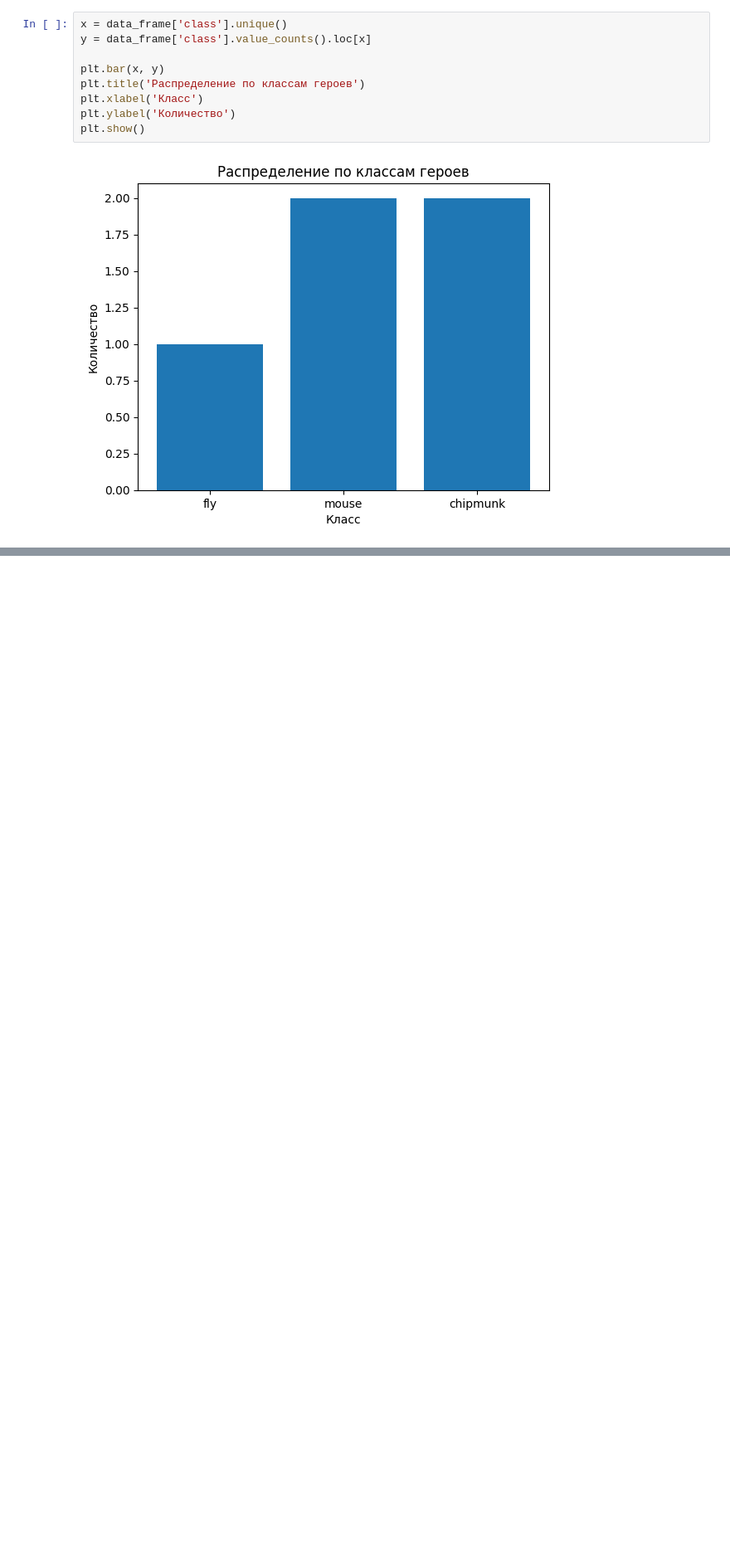
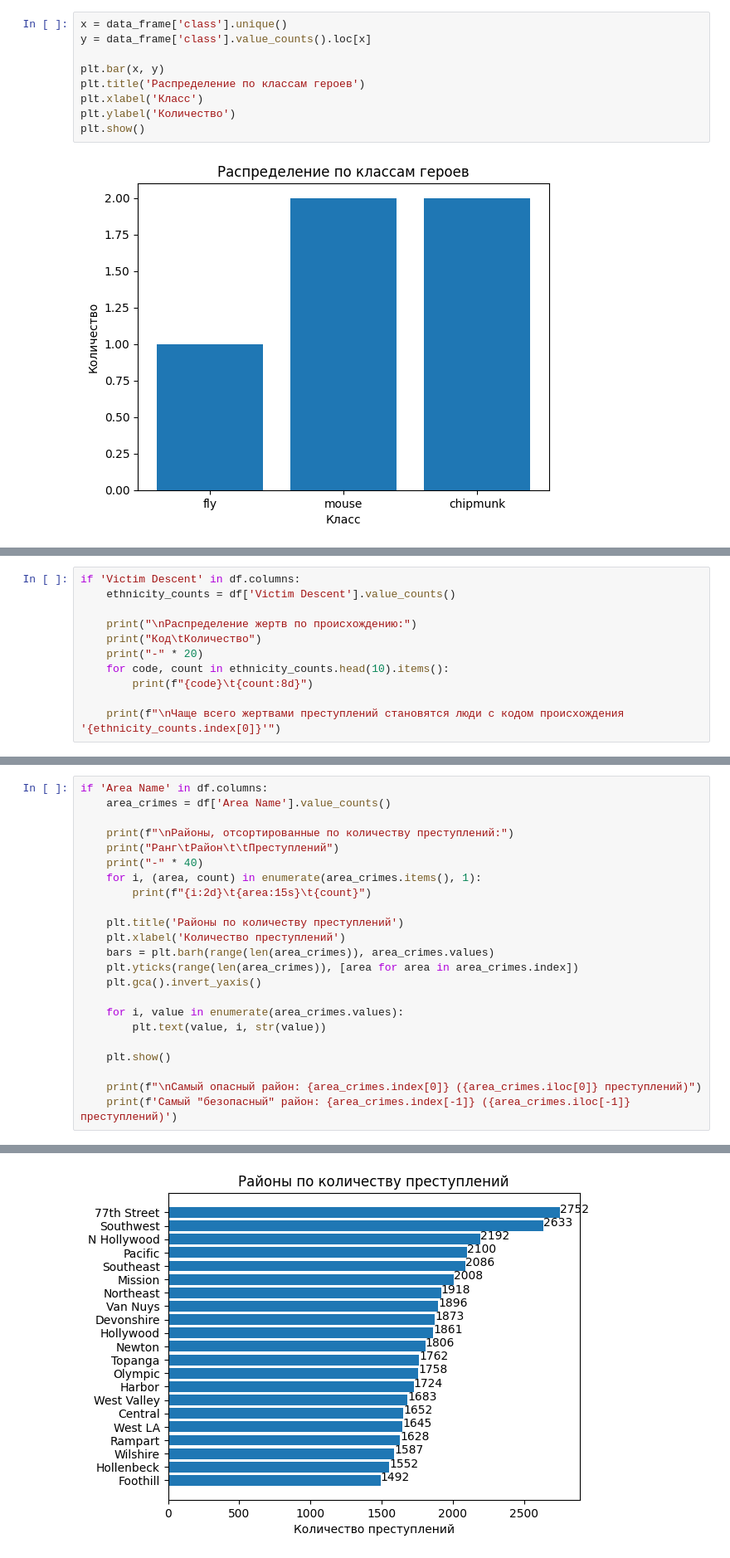
Before and after one commit to WonderSi/iml-python-semestr5, a Jupyter notebook: lab3.ipynb, the cells around one changed output, grey strips where cells are left out. Shown at 83% size. Saved outputs shown, nothing was run; the diff lists cells and outputs as text; blank space fills up the shorter version.

```diff
--- a/lab3.ipynb
+++ b/lab3.ipynb
@@ -195,0 +398,11 @@ plt.show()
+# %%
+if 'Victim Descent' in df.columns:
+    ethnicity_counts = df['Victim Descent'].value_counts()
+
+    print("\nРаспределение жертв по происхождению:")
+    print("Код\tКоличество")
+    print("-" * 20)
+    for code, count in ethnicity_counts.head(10).items():
+        print(f"{code}\t{count:8d}")
+
+    print(f"\nЧаще всего жертвами преступлений становятся люди с кодом происхождения '{ethnicity_counts.index[0]}'")
@@ -195,0 +425,24 @@ plt.show()
+# %%
+if 'Area Name' in df.columns:
+    area_crimes = df['Area Name'].value_counts()
+
+    print(f"\nРайоны, отсортированные по количеству преступлений:")
+    print("Ранг\tРайон\t\tПреступлений")
+    print("-" * 40)
+    for i, (area, count) in enumerate(area_crimes.items(), 1):
+        print(f"{i:2d}\t{area:15s}\t{count}")
+
+    plt.title('Районы по количеству преступлений')
+    plt.xlabel('Количество преступлений')
+    bars = plt.barh(range(len(area_crimes)), area_crimes.values)
+    plt.yticks(range(len(area_crimes)), [area for area in area_crimes.index])
+    plt.gca().invert_yaxis()
+
+    for i, value in enumerate(area_crimes.values):
+        plt.text(value, i, str(value))
+
+    plt.show()
+
+    print(f"\nСамый опасный район: {area_crimes.index[0]} ({area_crimes.iloc[0]} преступлений)")
+    print(f'Самый "безопасный" район: {area_crimes.index[-1]} ({area_crimes.iloc[-1]} преступлений)')
+# %% [output]
@@ -195,0 +466 @@ plt.show()
+[figure, added]
```
Also changed, not shown: parts of 15 cells of this notebook.
